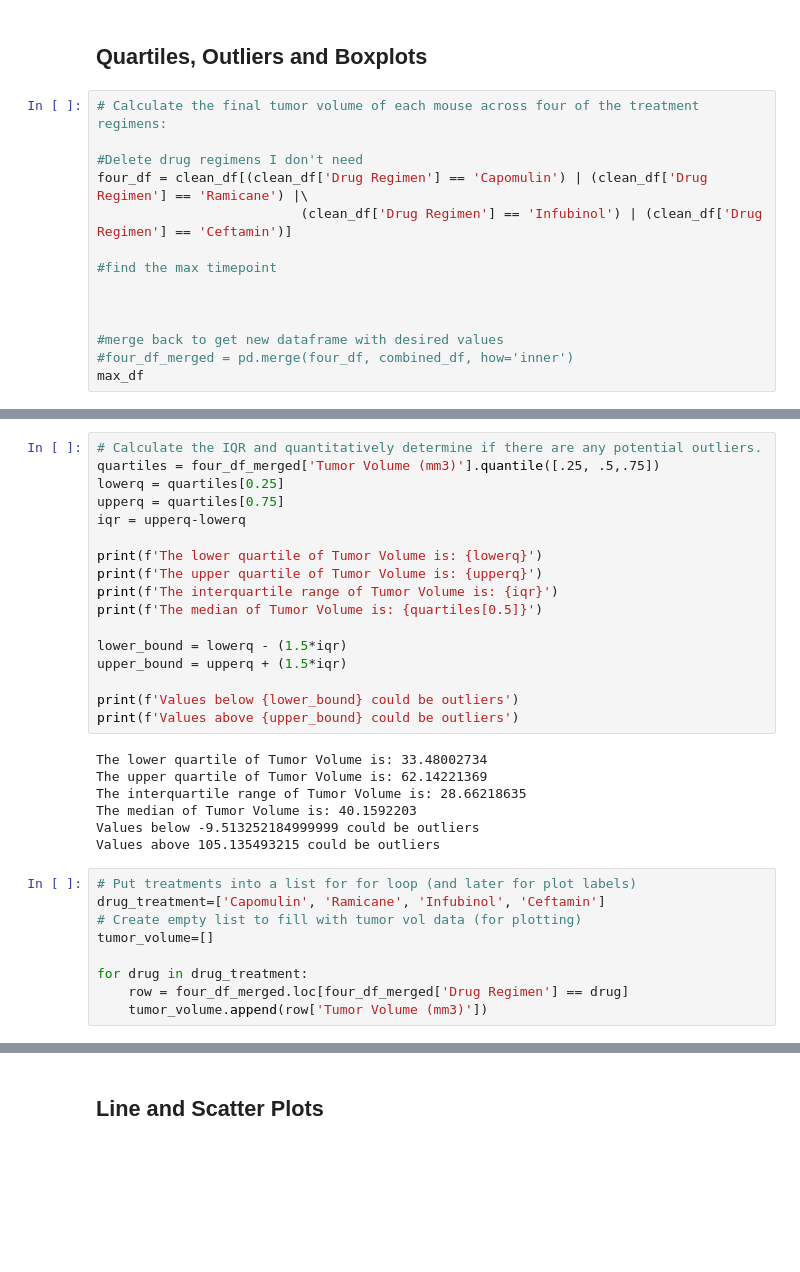
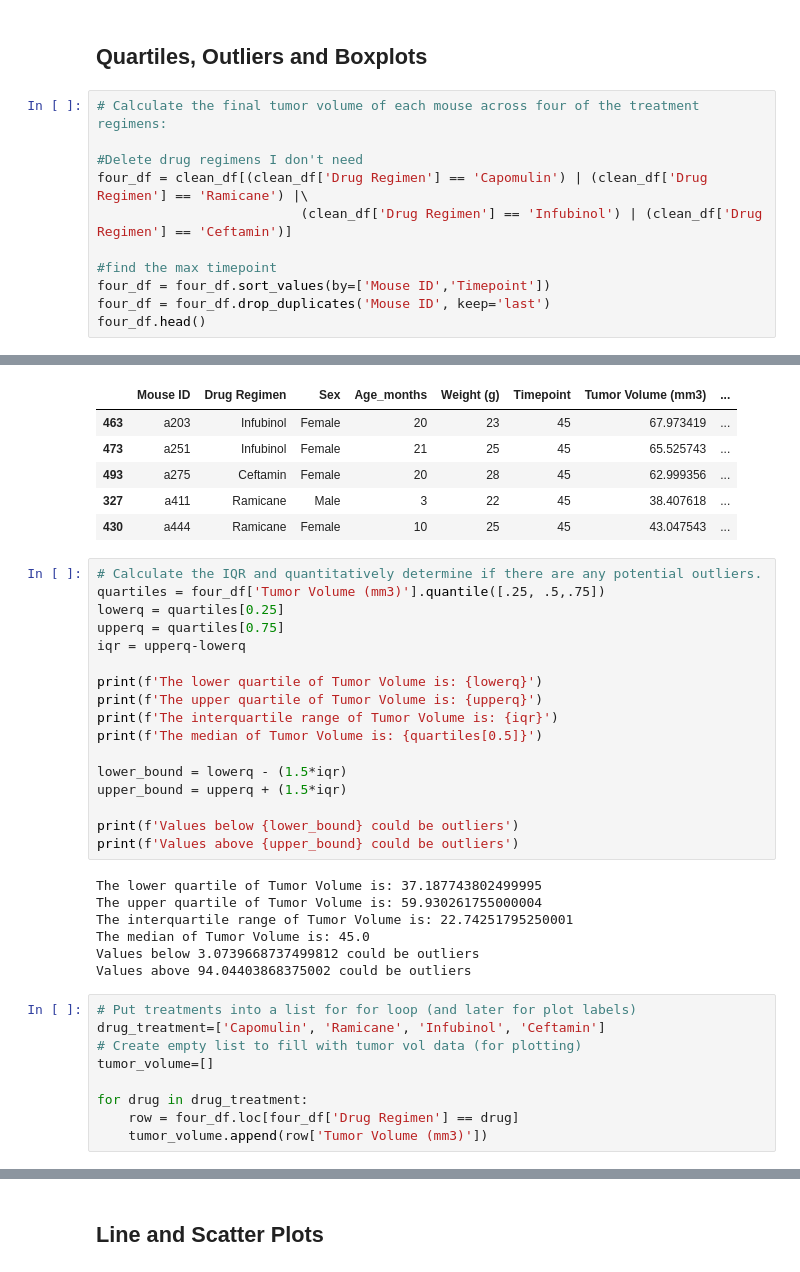
Before and after one commit to KristaJoy/madplotlib-challenge, a Jupyter notebook: pymaceuticals.ipynb, the cells around one changed output, grey strips where cells are left out. Saved outputs shown, nothing was run; the diff lists cells and outputs as text; blank space fills up the shorter version.

```diff
--- a/pymaceuticals.ipynb
+++ b/pymaceuticals.ipynb
@@ -197,10 +192,7 @@ four_df = clean_df[(clean_df['Drug Regimen'] == 'Capomulin') | (clean_df['Drug R
                           (clean_df['Drug Regimen'] == 'Infubinol') | (clean_df['Drug Regimen'] == 'Ceftamin')]
 
 #find the max timepoint
-
-
-
-#merge back to get new dataframe with desired values
-#four_df_merged = pd.merge(four_df, combined_df, how='inner')
-max_df
+four_df = four_df.sort_values(by=['Mouse ID','Timepoint'])
+four_df = four_df.drop_duplicates('Mouse ID', keep='last')
+four_df.head()
 # %% [output]
@@ -208,6 +199,12 @@ SyntaxError: invalid syntax (<ipython-input-139-e7f01d8c9729>, line 8)
+|  | Mouse ID | Drug Regimen | Sex | Age_months | Weight (g) | Timepoint | Tumor Volume (mm3) | ... |
+| 463 | a203 | Infubinol | Female | 20 | 23 | 45 | 67.973419 | ... |
+| 473 | a251 | Infubinol | Female | 21 | 25 | 45 | 65.525743 | ... |
+| 493 | a275 | Ceftamin | Female | 20 | 28 | 45 | 62.999356 | ... |
+| 327 | a411 | Ramicane | Male | 3 | 22 | 45 | 38.407618 | ... |
+| 430 | a444 | Ramicane | Female | 10 | 25 | 45 | 43.047543 | ... |
 # %%
 # Calculate the IQR and quantitatively determine if there are any potential outliers.
-quartiles = four_df_merged['Tumor Volume (mm3)'].quantile([.25, .5,.75])
+quartiles = four_df['Tumor Volume (mm3)'].quantile([.25, .5,.75])
 lowerq = quartiles[0.25]
 upperq = quartiles[0.75]
 iqr = upperq-lowerq
@@ -223,12 +220,12 @@ upper_bound = upperq + (1.5*iqr)
 print(f'Values below {lower_bound} could be outliers')
 print(f'Values above {upper_bound} could be outliers')
 # %% [output]
-The lower quartile of Tumor Volume is: 33.48002734
-The upper quartile of Tumor Volume is: 62.14221369
-The interquartile range of Tumor Volume is: 28.66218635
-The median of Tumor Volume is: 40.1592203
-Values below -9.513252184999999 could be outliers
-Values above 105.135493215 could be outliers
+The lower quartile of Tumor Volume is: 37.187743802499995
+The upper quartile of Tumor Volume is: 59.930261755000004
+The interquartile range of Tumor Volume is: 22.74251795250001
+The median of Tumor Volume is: 45.0
+Values below 3.0739668737499812 could be outliers
+Values above 94.04403868375002 could be outliers
 # %%
 # Put treatments into a list for for loop (and later for plot labels)
 drug_treatment=['Capomulin', 'Ramicane', 'Infubinol', 'Ceftamin']
@@ -236,7 +233,7 @@ drug_treatment=['Capomulin', 'Ramicane', 'Infubinol', 'Ceftamin']
 tumor_volume=[]
 
 for drug in drug_treatment:
-    row = four_df_merged.loc[four_df_merged['Drug Regimen'] == drug]
+    row = four_df.loc[four_df['Drug Regimen'] == drug]
     tumor_volume.append(row['Tumor Volume (mm3)'])
 # %%
 # Generate a box plot of the final tumor volume of each mouse across four regimens of interest
```
Also changed, not shown: parts of 8 cells of this notebook.
